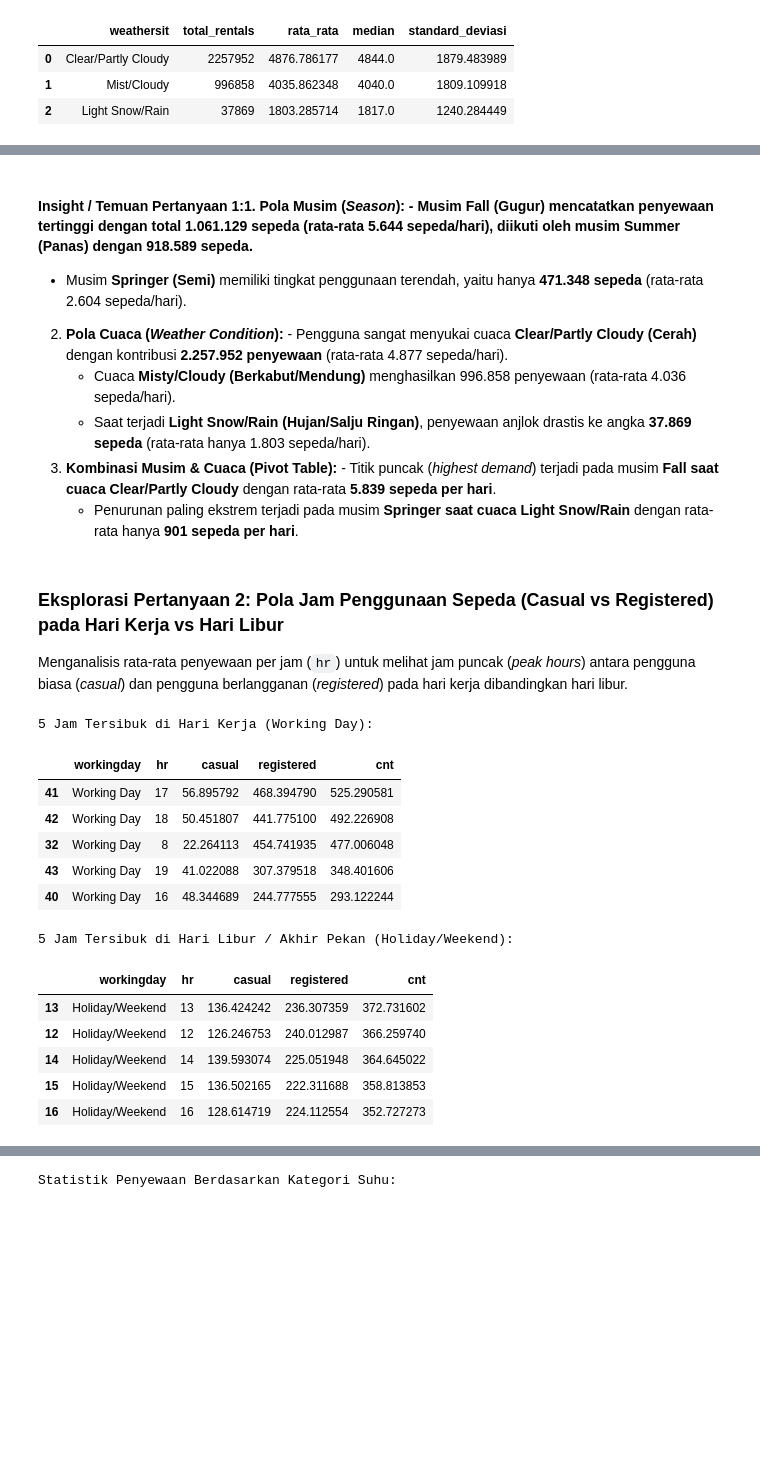
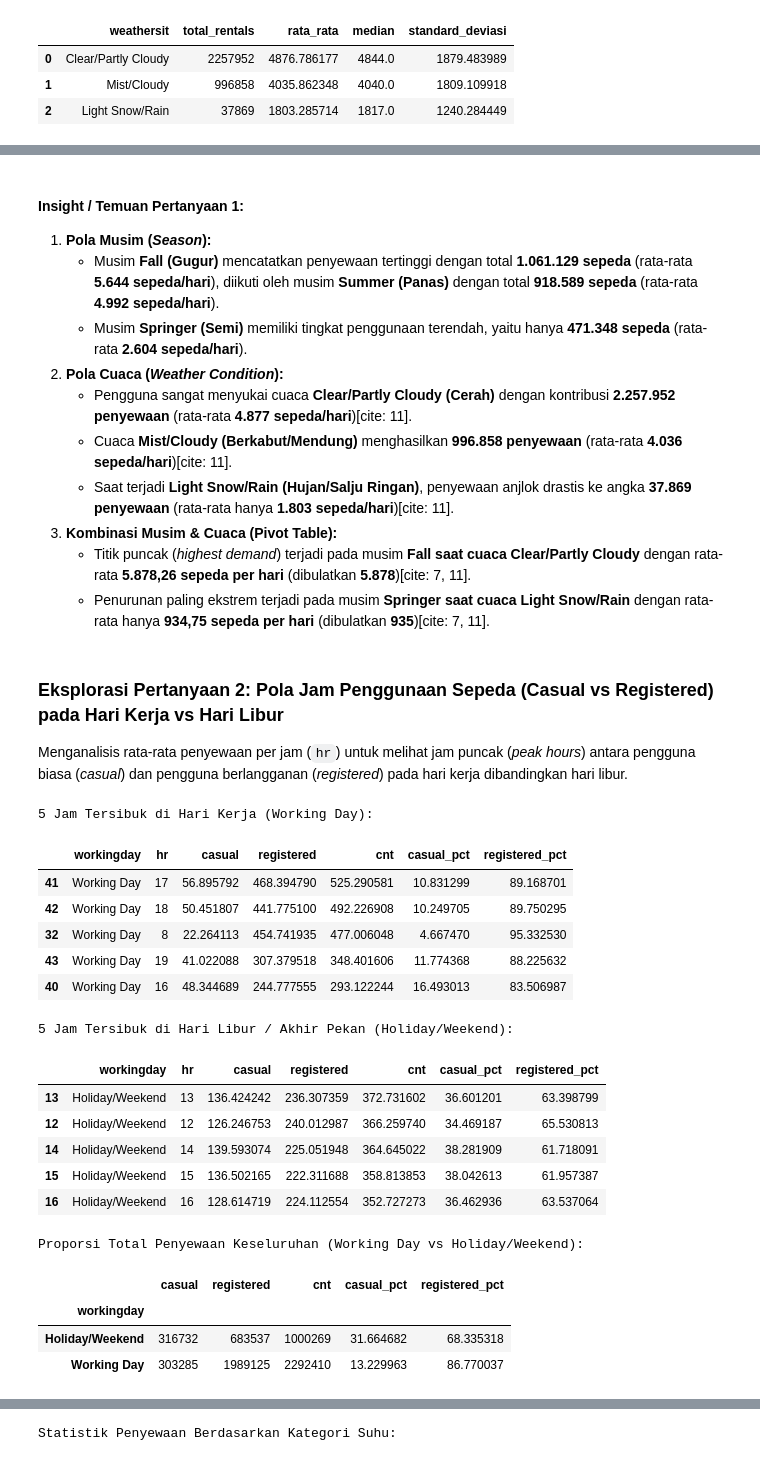
Before and after one commit to primoputra/proyek_analisis_data, a Jupyter notebook: notebook.ipynb, the cells around one changed output, grey strips where cells are left out. Drawn from its saved outputs; the diff is of its cells as text; code cells hidden in the pictures; blank space fills up the shorter version.

```diff
--- a/notebook.ipynb
+++ b/notebook.ipynb
@@ -378,48 +377,68 @@ Pivot Table Rata-Rata Penyewaan (Musim vs Cuaca):
 # %% [markdown]
-#### Insight / Temuan Pertanyaan 1:1. **Pola Musim (*Season*):**   - Musim **Fall (Gugur)** mencatatkan penyewaan tertinggi dengan total **1.061.129 sepeda** (rata-rata 5.644 sepeda/hari), diikuti oleh musim **Summer (Panas)** dengan 918.589 sepeda.
-   - Musim **Springer (Semi)** memiliki tingkat penggunaan terendah, yaitu hanya **471.348 sepeda** (rata-rata 2.604 sepeda/hari).
-2. **Pola Cuaca (*Weather Condition*):**   - Pengguna sangat menyukai cuaca **Clear/Partly Cloudy (Cerah)** dengan kontribusi **2.257.952 penyewaan** (rata-rata 4.877 sepeda/hari).
-   - Cuaca **Misty/Cloudy (Berkabut/Mendung)** menghasilkan 996.858 penyewaan (rata-rata 4.036 sepeda/hari).
-   - Saat terjadi **Light Snow/Rain (Hujan/Salju Ringan)**, penyewaan anjlok drastis ke angka **37.869 sepeda** (rata-rata hanya 1.803 sepeda/hari).
-3. **Kombinasi Musim & Cuaca (Pivot Table):**   - Titik puncak (*highest demand*) terjadi pada musim **Fall saat cuaca Clear/Partly Cloudy** dengan rata-rata **5.839 sepeda per hari**.
-   - Penurunan paling ekstrem terjadi pada musim **Springer saat cuaca Light Snow/Rain** dengan rata-rata hanya **901 sepeda per hari**.
+#### Insight / Temuan Pertanyaan 1:
+1. **Pola Musim (*Season*):**
+   - Musim **Fall (Gugur)** mencatatkan penyewaan tertinggi dengan total **1.061.129 sepeda** (rata-rata **5.644 sepeda/hari**), diikuti oleh musim **Summer (Panas)** dengan total **918.589 sepeda** (rata-rata **4.992 sepeda/hari**).
+   - Musim **Springer (Semi)** memiliki tingkat penggunaan terendah, yaitu hanya **471.348 sepeda** (rata-rata **2.604 sepeda/hari**).
+2. **Pola Cuaca (*Weather Condition*):**
+   - Pengguna sangat menyukai cuaca **Clear/Partly Cloudy (Cerah)** dengan kontribusi **2.257.952 penyewaan** (rata-rata **4.877 sepeda/hari**)[cite: 11].
+   - Cuaca **Mist/Cloudy (Berkabut/Mendung)** menghasilkan **996.858 penyewaan** (rata-rata **4.036 sepeda/hari**)[cite: 11].
+   - Saat terjadi **Light Snow/Rain (Hujan/Salju Ringan)**, penyewaan anjlok drastis ke angka **37.869 penyewaan** (rata-rata hanya **1.803 sepeda/hari**)[cite: 11].
+3. **Kombinasi Musim & Cuaca (Pivot Table):**
+   - Titik puncak (*highest demand*) terjadi pada musim **Fall saat cuaca Clear/Partly Cloudy** dengan rata-rata **5.878,26 sepeda per hari** (dibulatkan **5.878**)[cite: 7, 11].
+   - Penurunan paling ekstrem terjadi pada musim **Springer saat cuaca Light Snow/Rain** dengan rata-rata hanya **934,75 sepeda per hari** (dibulatkan **935**)[cite: 7, 11].
 # %% [markdown]
 ### Eksplorasi Pertanyaan 2: Pola Jam Penggunaan Sepeda (Casual vs Registered) pada Hari Kerja vs Hari Libur
 Menganalisis rata-rata penyewaan per jam (`hr`) untuk melihat jam puncak (*peak hours*) antara pengguna biasa (*casual*) dan pengguna berlangganan (*registered*) pada hari kerja dibandingkan hari libur.
 # %%
 # Buat tabel agregasi rata-rata per jam
 hourly_usage_eda = hour_df.groupby(['workingday', 'hr'])[['casual', 'registered', 'cnt']].mean().reset_index()
+
+# Hitung persentase proporsi pengguna casual dan registered per jam
+hourly_usage_eda['casual_pct'] = (hourly_usage_eda['casual'] / hourly_usage_eda['cnt']) * 100
+hourly_usage_eda['registered_pct'] = (hourly_usage_eda['registered'] / hourly_usage_eda['cnt']) * 100
 
 # 1. Menampilkan 5 jam tersibuk di Hari Kerja (Working Day)
 print("5 Jam Tersibuk di Hari Kerja (Working Day):")
 display(
     hourly_usage_eda[hourly_usage_eda['workingday'] == 'Working Day']
     .sort_values(by='cnt', ascending=False)
     .head(5)
 )
 
 # 2. Menampilkan 5 jam tersibuk di Hari Libur / Akhir Pekan (Holiday/Weekend)
 print("\n5 Jam Tersibuk di Hari Libur / Akhir Pekan (Holiday/Weekend):")
 display(
     hourly_usage_eda[hourly_usage_eda['workingday'] == 'Holiday/Weekend']
     .sort_values(by='cnt', ascending=False)
     .head(5)
 )
+
+# 3. Proporsi total keseluruhan berdasarkan jenis hari
+overall_ratio = hour_df.groupby('workingday')[['casual', 'registered', 'cnt']].sum()
+overall_ratio['casual_pct'] = (overall_ratio['casual'] / overall_ratio['cnt']) * 100
+overall_ratio['registered_pct'] = (overall_ratio['registered'] / overall_ratio['cnt']) * 100
+print("\nProporsi Total Penyewaan Keseluruhan (Working Day vs Holiday/Weekend):")
+display(overall_ratio)
 # %% [output]
 5 Jam Tersibuk di Hari Kerja (Working Day):
-|  | workingday | hr | casual | registered | cnt |
-| 41 | Working Day | 17 | 56.895792 | 468.394790 | 525.290581 |
-| 42 | Working Day | 18 | 50.451807 | 441.775100 | 492.226908 |
-| 32 | Working Day | 8 | 22.264113 | 454.741935 | 477.006048 |
-| 43 | Working Day | 19 | 41.022088 | 307.379518 | 348.401606 |
-| 40 | Working Day | 16 | 48.344689 | 244.777555 | 293.122244 |
+|  | workingday | hr | casual | registered | cnt | casual_pct | registered_pct |
+| 41 | Working Day | 17 | 56.895792 | 468.394790 | 525.290581 | 10.831299 | 89.168701 |
+| 42 | Working Day | 18 | 50.451807 | 441.775100 | 492.226908 | 10.249705 | 89.750295 |
+| 32 | Working Day | 8 | 22.264113 | 454.741935 | 477.006048 | 4.667470 | 95.332530 |
+| 43 | Working Day | 19 | 41.022088 | 307.379518 | 348.401606 | 11.774368 | 88.225632 |
+| 40 | Working Day | 16 | 48.344689 | 244.777555 | 293.122244 | 16.493013 | 83.506987 |
 5 Jam Tersibuk di Hari Libur / Akhir Pekan (Holiday/Weekend):
-|  | workingday | hr | casual | registered | cnt |
-| 13 | Holiday/Weekend | 13 | 136.424242 | 236.307359 | 372.731602 |
-| 12 | Holiday/Weekend | 12 | 126.246753 | 240.012987 | 366.259740 |
-| 14 | Holiday/Weekend | 14 | 139.593074 | 225.051948 | 364.645022 |
-| 15 | Holiday/Weekend | 15 | 136.502165 | 222.311688 | 358.813853 |
-| 16 | Holiday/Weekend | 16 | 128.614719 | 224.112554 | 352.727273 |
+|  | workingday | hr | casual | registered | cnt | casual_pct | registered_pct |
+| 13 | Holiday/Weekend | 13 | 136.424242 | 236.307359 | 372.731602 | 36.601201 | 63.398799 |
+| 12 | Holiday/Weekend | 12 | 126.246753 | 240.012987 | 366.259740 | 34.469187 | 65.530813 |
+| 14 | Holiday/Weekend | 14 | 139.593074 | 225.051948 | 364.645022 | 38.281909 | 61.718091 |
+| 15 | Holiday/Weekend | 15 | 136.502165 | 222.311688 | 358.813853 | 38.042613 | 61.957387 |
+| 16 | Holiday/Weekend | 16 | 128.614719 | 224.112554 | 352.727273 | 36.462936 | 63.537064 |
+Proporsi Total Penyewaan Keseluruhan (Working Day vs Holiday/Weekend):
+|  | casual | registered | cnt | casual_pct | registered_pct |
+| workingday |  |  |  |  |  |
+| Holiday/Weekend | 316732 | 683537 | 1000269 | 31.664682 | 68.335318 |
+| Working Day | 303285 | 1989125 | 2292410 | 13.229963 | 86.770037 |
 # %% [markdown]
 #### Insight / Temuan Pertanyaan 2:
 1. **Pola Jam Sibuk di Hari Kerja (*Working Day*):**
```
Also changed, not shown: parts of 5 cells of this notebook.
